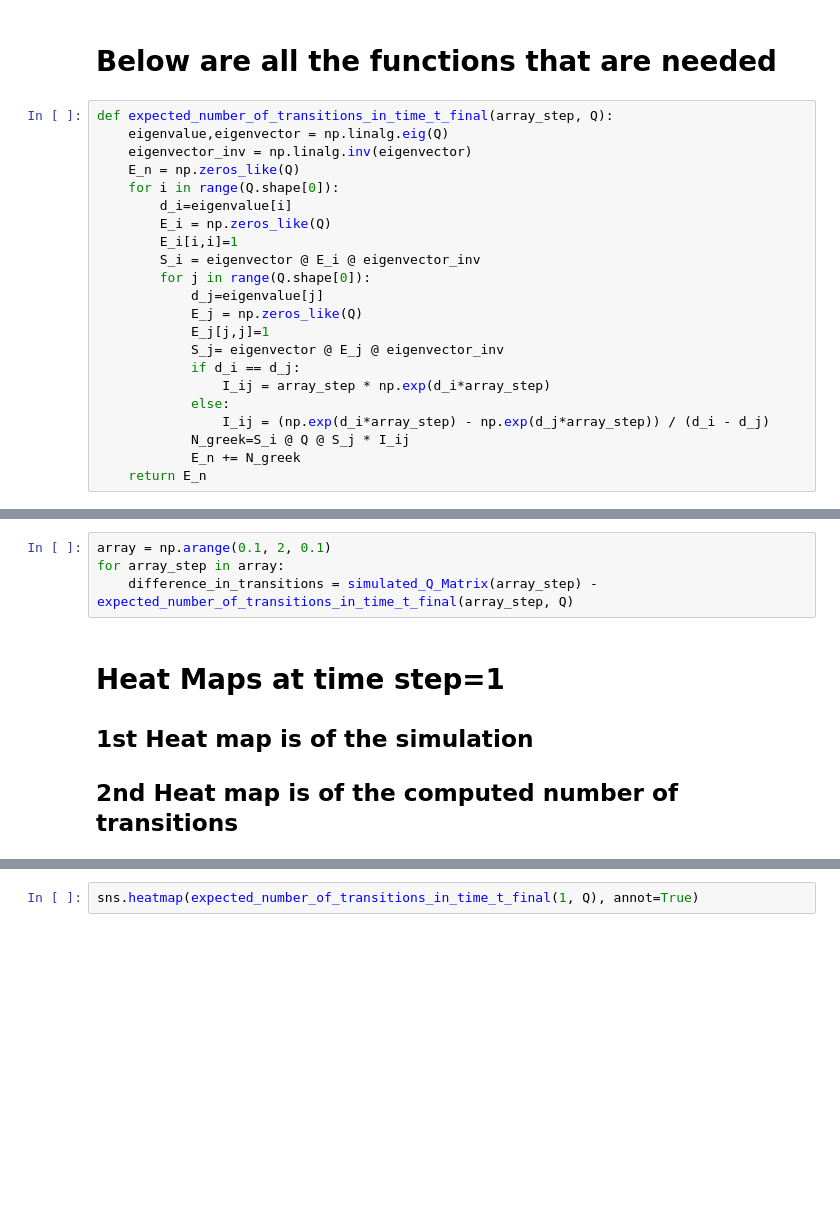
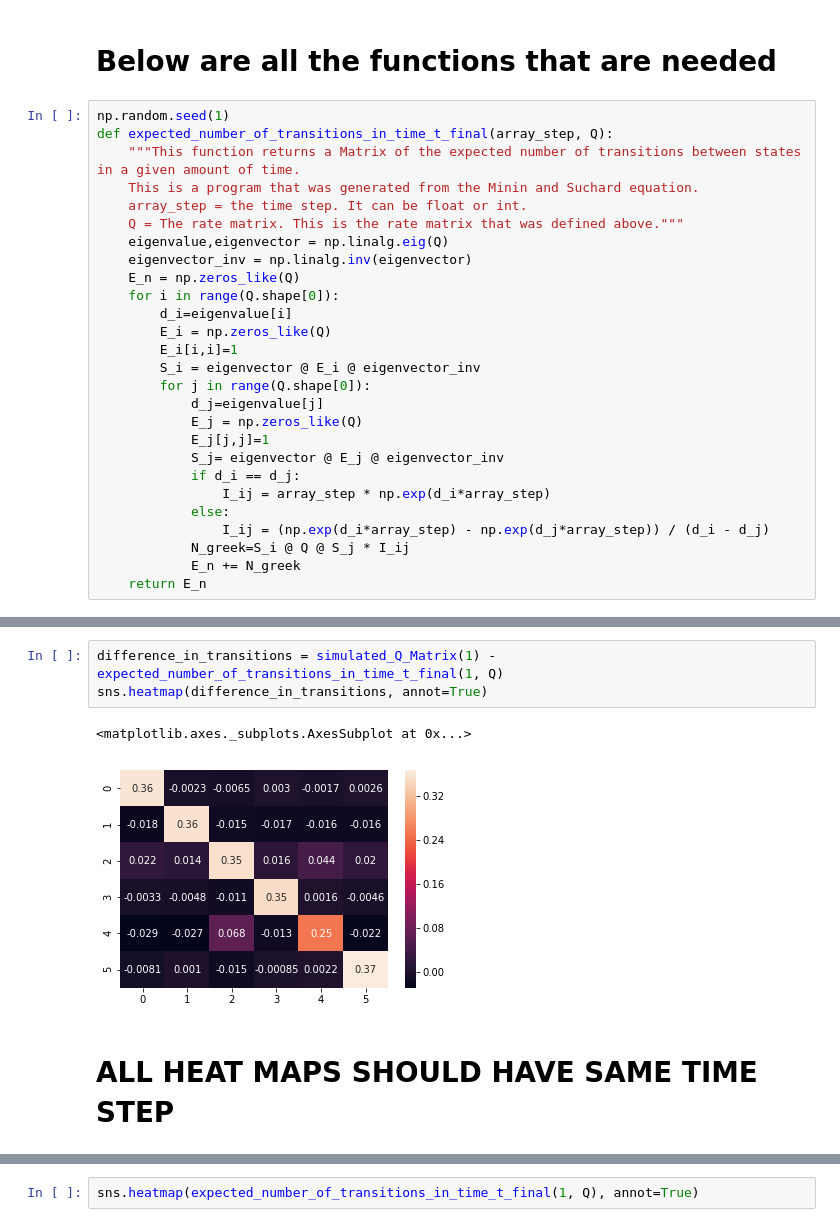
Before and after one commit to blab/markov-intermediate, a Jupyter notebook: scripts/state_transitions_final.ipynb, the cells around one changed output, grey strips where cells are left out. Saved outputs shown, nothing was run; the diff lists cells and outputs as text; blank space fills up the shorter version.

```diff
--- a/scripts/state_transitions_final.ipynb
+++ b/scripts/state_transitions_final.ipynb
@@ -22,7 +28,12 @@ array([[-0.8655,  0.121 ,  0.1864,  0.337 ,  0.0631,  0.158 ],
 # %% [markdown]
 # Below are all the functions that are needed
 # %%
+np.random.seed(1)
 def expected_number_of_transitions_in_time_t_final(array_step, Q):
+    """This function returns a Matrix of the expected number of transitions between states in a given amount of time.
+    This is a program that was generated from the Minin and Suchard equation.
+    array_step = the time step. It can be float or int.
+    Q = The rate matrix. This is the rate matrix that was defined above."""
     eigenvalue,eigenvector = np.linalg.eig(Q)
     eigenvector_inv = np.linalg.inv(eigenvector)
     E_n = np.zeros_like(Q)
@@ -78,9 +101,9 @@ def simulated_Q_Matrix(array_step):
     return simulated_Q_matrix
-# %%
-array = np.arange(0.1, 2, 0.1)
-for array_step in array:
-    difference_in_transitions = simulated_Q_Matrix(array_step) - expected_number_of_transitions_in_time_t_final(array_step, Q)
-# %% [markdown]
-# Heat Maps at time step=1
-## 1st Heat map is of the simulation
-## 2nd Heat map is of the computed number of transitions
+# %%
+difference_in_transitions = simulated_Q_Matrix(1) - expected_number_of_transitions_in_time_t_final(1, Q)
+sns.heatmap(difference_in_transitions, annot=True)
+# %% [output]
+<matplotlib.axes._subplots.AxesSubplot at 0x...>
+[figure, added]
+# %% [markdown]
+# ALL HEAT MAPS SHOULD HAVE SAME TIME STEP
```
Also changed, not shown: parts of 16 cells of this notebook.
